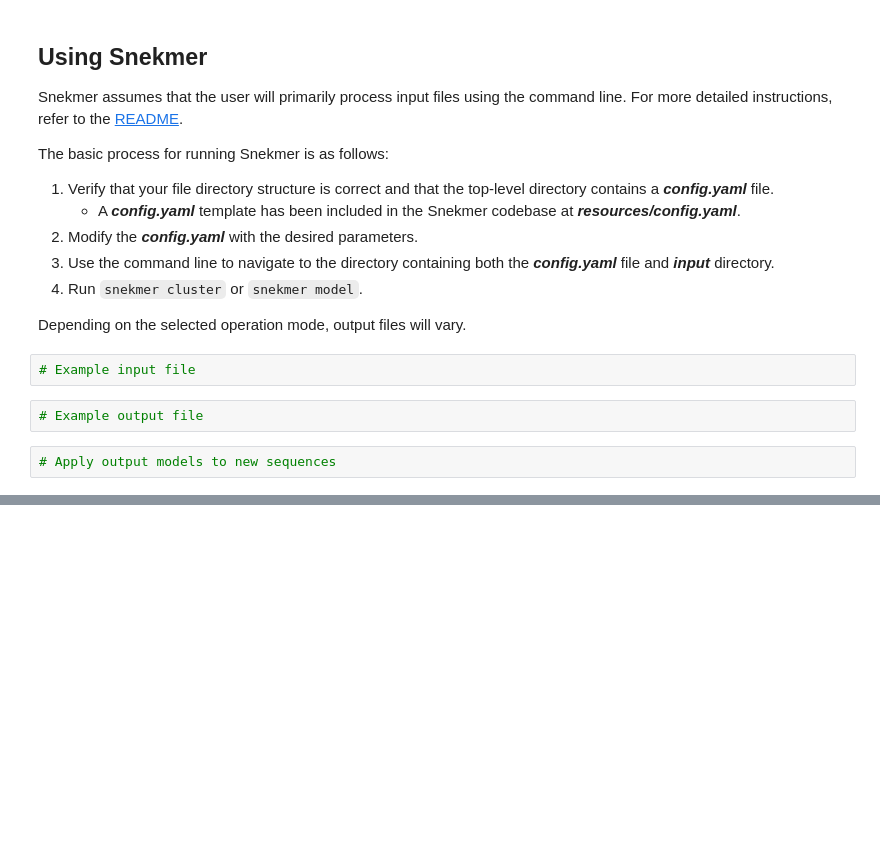
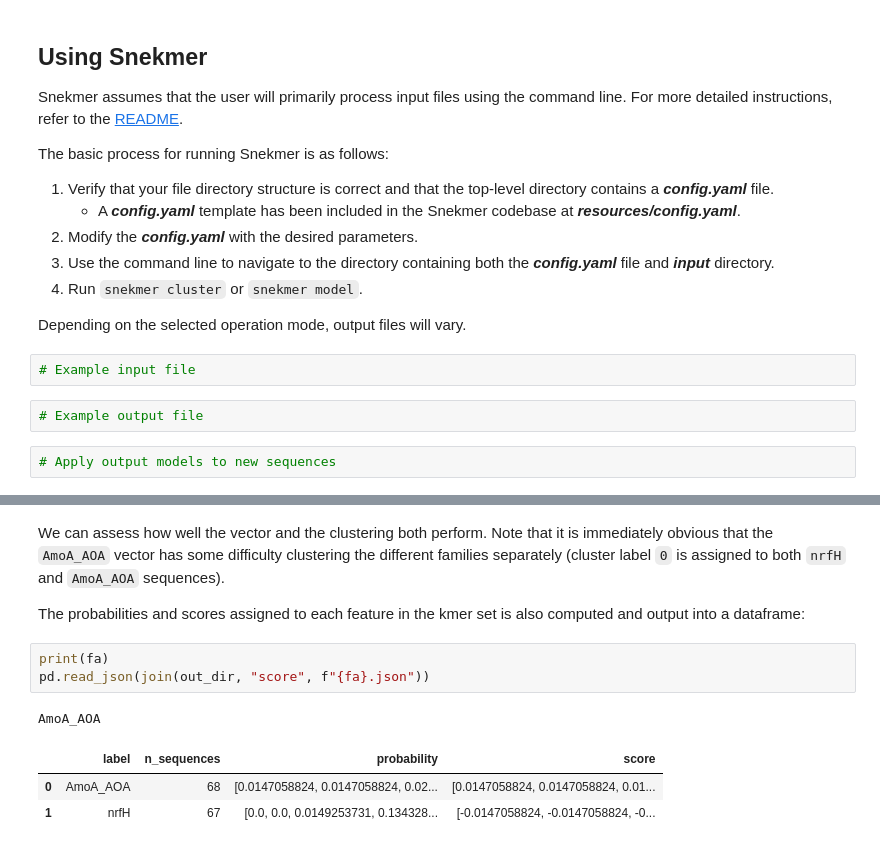
Before and after one commit to PNNL-CompBio/Snekmer, a Jupyter notebook: resources/tutorial/snekmer_demo.ipynb, the cells around one changed output, grey strips where cells are left out. Saved outputs shown, nothing was run; the diff lists cells and outputs as text; blank space fills up the shorter version.

```diff
--- a/resources/tutorial/snekmer_demo.ipynb
+++ b/resources/tutorial/snekmer_demo.ipynb
@@ -54,0 +665,12 @@ Depending on the selected operation mode, output files will vary.
+# %% [markdown]
+We can assess how well the vector and the clustering both perform. Note that it is immediately obvious that the `AmoA_AOA` vector has some difficulty clustering the different families separately (cluster label `0` is assigned to both `nrfH` and `AmoA_AOA` sequences).
+
+The probabilities and scores assigned to each feature in the kmer set is also computed and output into a dataframe:
+# %%
+print(fa)
+pd.read_json(join(out_dir, "score", f"{fa}.json"))
+# %% [output]
+AmoA_AOA
+|  | label | n_sequences | probability | score |
+| 0 | AmoA_AOA | 68 | [0.0147058824, 0.0147058824, 0.02... | [0.0147058824, 0.0147058824, 0.01... |
+| 1 | nrfH | 67 | [0.0, 0.0, 0.0149253731, 0.134328... | [-0.0147058824, -0.0147058824, -0... |
```
Also changed, not shown: parts of 31 cells of this notebook.
